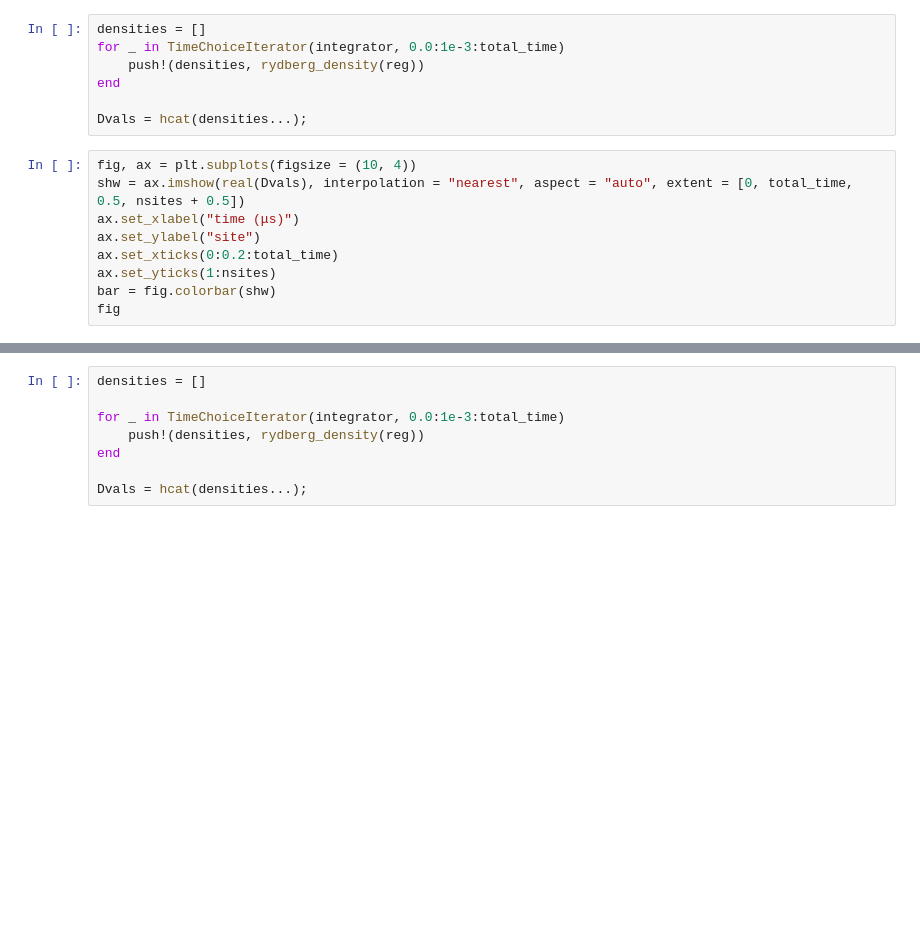
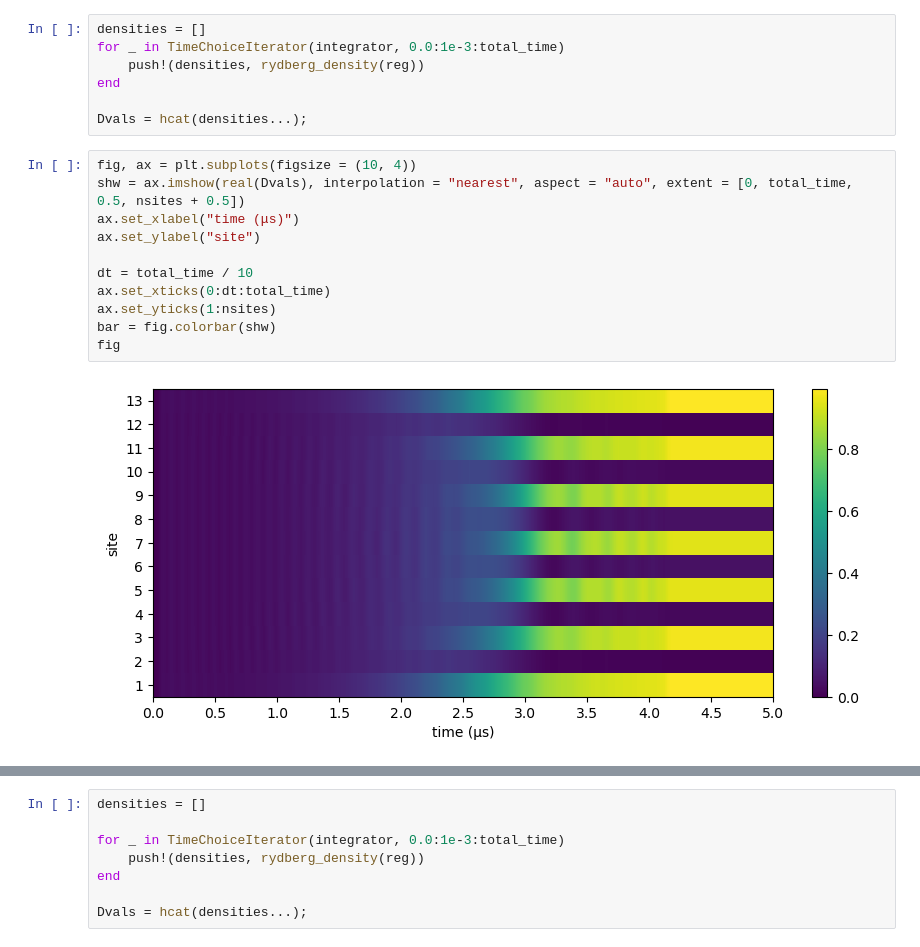
Before and after one commit to CDL-Quantum/CohortProject_2022, a Jupyter notebook: Week1_Rydberg/Task 2.ipynb, the cells around one changed output, grey strips where cells are left out. Saved outputs shown, nothing was run; the diff lists cells and outputs as text; blank space fills up the shorter version.

```diff
--- a/Week1_Rydberg/Task 2.ipynb
+++ b/Week1_Rydberg/Task 2.ipynb
@@ -52,9 +52,13 @@ Dvals = hcat(densities...);
 # %%
 fig, ax = plt.subplots(figsize = (10, 4))
 shw = ax.imshow(real(Dvals), interpolation = "nearest", aspect = "auto", extent = [0, total_time, 0.5, nsites + 0.5])
 ax.set_xlabel("time (μs)")
 ax.set_ylabel("site")
-ax.set_xticks(0:0.2:total_time)
+
+dt = total_time / 10
+ax.set_xticks(0:dt:total_time)
 ax.set_yticks(1:nsites)
 bar = fig.colorbar(shw)
 fig
+# %% [output]
+[figure, added]
```
Also changed, not shown: parts of 16 cells of this notebook.
